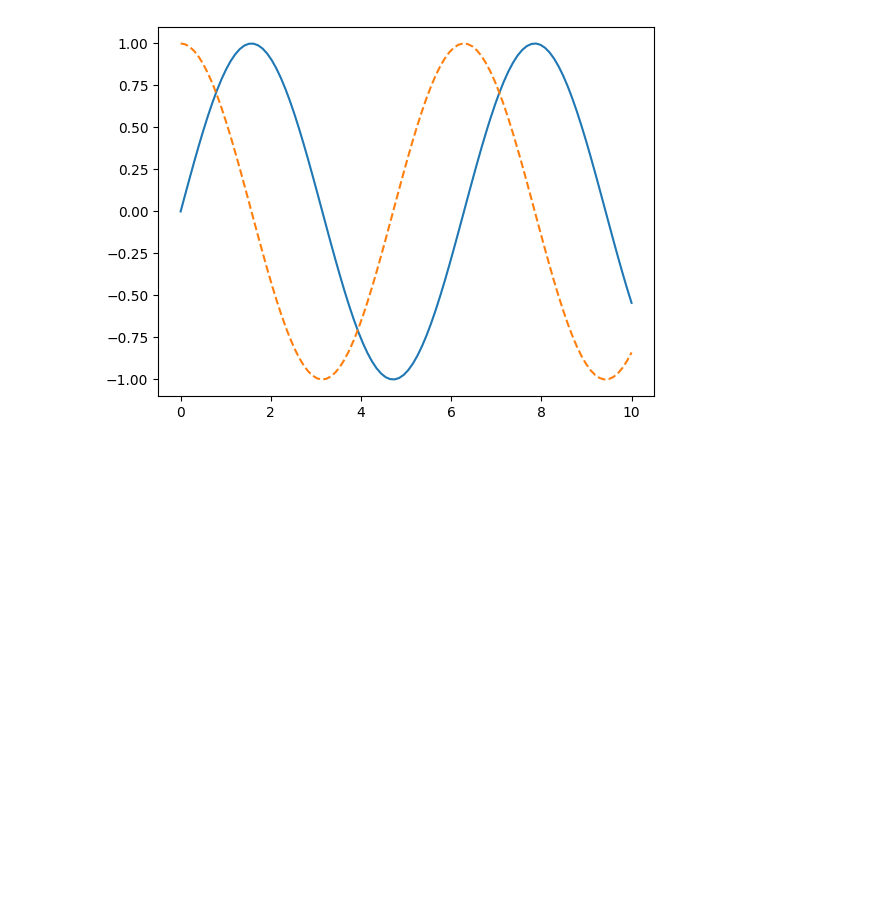
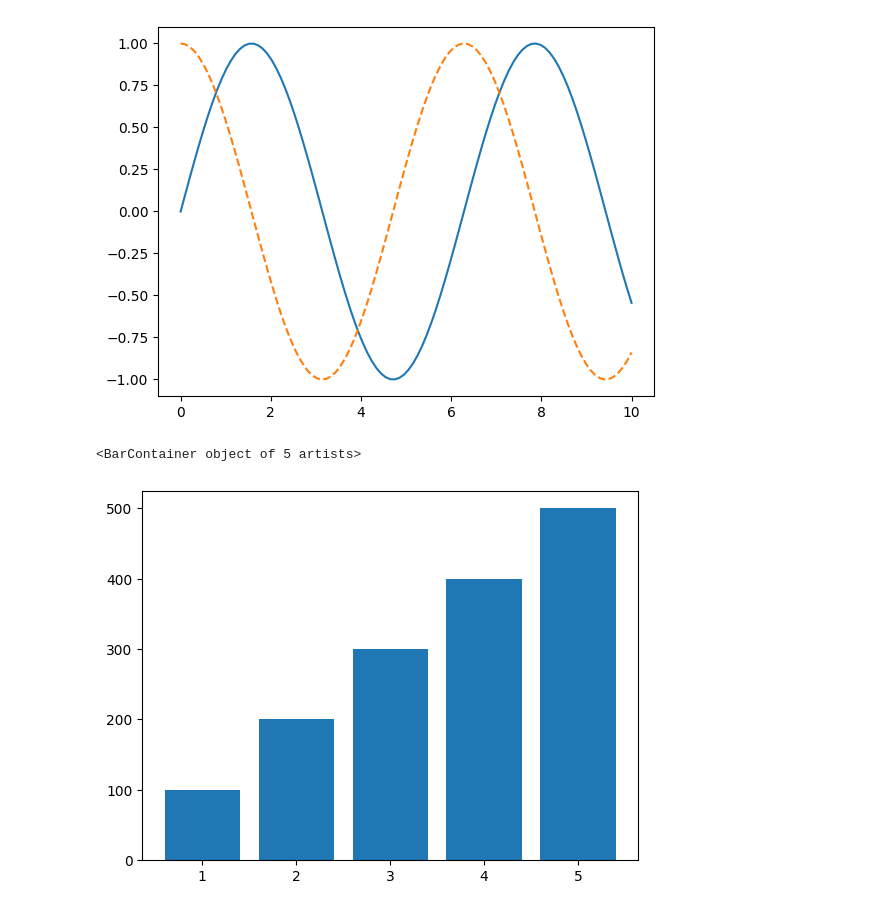
Before and after one commit to Harutann/python_data, a Jupyter notebook: try_matplot.ipynb, the cells around one changed output. Drawn from its saved outputs; the diff is of its cells as text; code cells hidden in the pictures; blank space fills up the shorter version.

```diff
--- a/try_matplot.ipynb
+++ b/try_matplot.ipynb
@@ -32,3 +32,10 @@ plt.show()
 fig.savefig('test3.png')
 # %% [output]
 [figure]
+# %%
+left = np.array([1, 2, 3, 4, 5])
+height = np.array([100, 200, 300, 400, 500])
+plt.bar(left, height)
+# %% [output]
+<BarContainer object of 5 artists>
+[figure, added]
```
